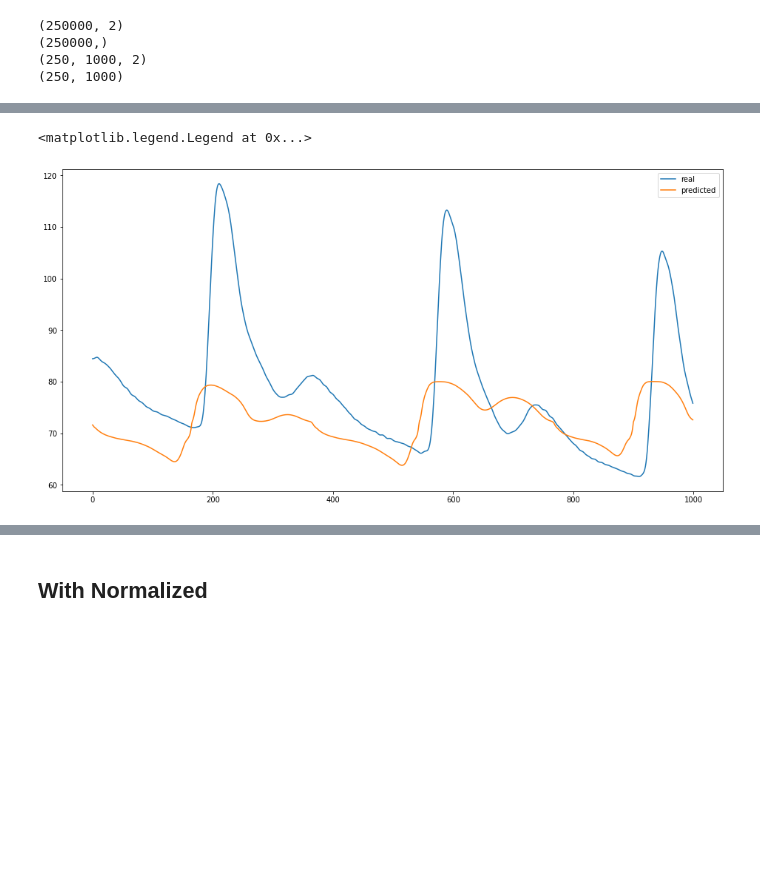
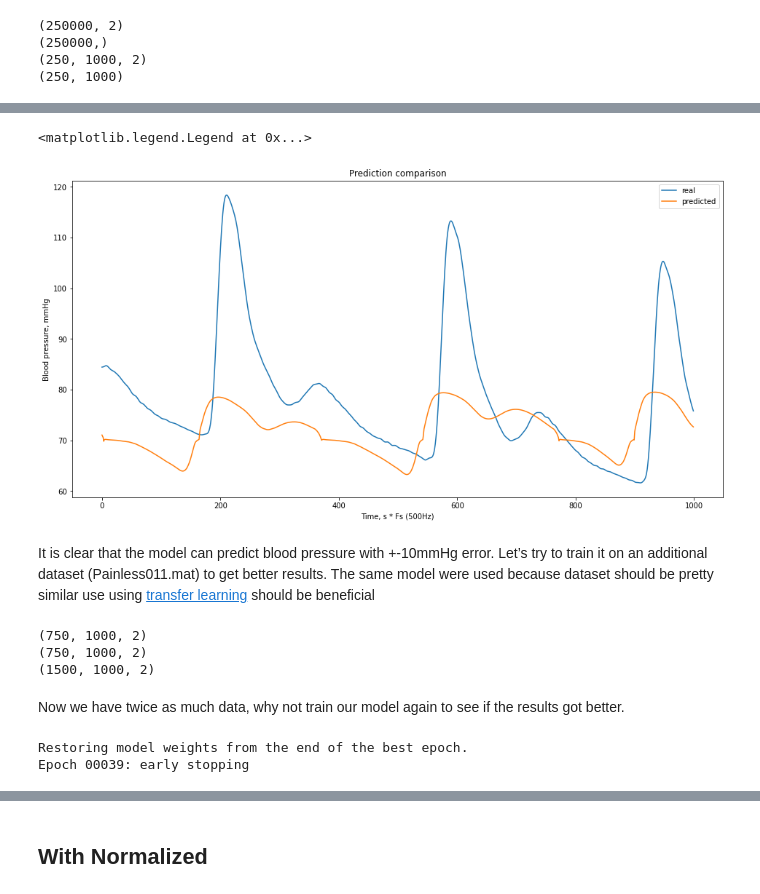
Before and after one commit to Double-Bonus/BP-estimation, a Jupyter notebook: blood-estimation.ipynb, the cells around one changed output, grey strips where cells are left out. Cells and saved outputs as stored; diff of their text form; code cells hidden in the pictures; blank space fills up the shorter version.

```diff
--- a/blood-estimation.ipynb
+++ b/blood-estimation.ipynb
@@ -498,23 +413,0 @@ plt.plot(norm_y_s[0])
-# %%
-callback = tf.keras.callbacks.EarlyStopping(monitor='val_loss', patience=3)
-
-
-inputs = Input(shape=(1000, 2))
-encoder = LSTM(512, dropout=0.2, return_sequences=True)(inputs)
-encoder_2 = LSTM(128, dropout=0.2, return_sequences=True)(encoder)
-encoder_3 = LSTM(64, dropout=0.5,return_sequences=True)(encoder_2)
-sequence_prediction = TimeDistributed(Dense(1, activation='linear'))(encoder_3) # ar relu su LSTM netinkamas
-model_s = Model(inputs, sequence_prediction)
-model_s.compile('adam', 'mse')
-model_s.summary()
-# model_s.fit(x_s, y_s, epochs=20, batch_size=64)
-
-print(x_s.shape)
-print(x_val_s.shape)
-
-
-print(y_s.shape)
-print(y_val_s.shape)
-
-# model onlly works with normilized values
-model_s.fit(x_s, norm_y_s, epochs=60, batch_size=32, validation_data=(x_val_s, norm_y_val_s), callbacks=[callback])
@@ -587,21 +421,14 @@ plt.plot(predictions[100])
 # %%
-# A new lstm
-
-from keras.applications.inception_v3 import InceptionV3
-from keras.layers import Flatten, Dropout, Conv1D
-
+from keras.layers import Flatten, Dropout
 
 model_in = Sequential([
     Dense(64, activation=tf.keras.layers.LeakyReLU(alpha=0.1)),
-#     tf.keras.layers.BatchNormalization(),
-#     Conv1D(32, 2, activation='relu'),
     Dense(128, activation=tf.keras.layers.LeakyReLU(alpha=0.1)),
     Dense(256, activation=tf.keras.layers.LeakyReLU(alpha=0.1)),
     Dropout(0.2),
     Dense(128, activation=tf.keras.layers.LeakyReLU(alpha=0.1)),
     Dense(128, activation=tf.keras.layers.LeakyReLU(alpha=0.1)),
     Dropout(0.2),
-    Dense(256, activation=tf.keras.layers.LeakyReLU(alpha=0.1)),
     Dense(256, activation=tf.keras.layers.LeakyReLU(alpha=0.1)),
     Dense(256, activation=tf.keras.layers.LeakyReLU(alpha=0.1)),
     Dropout(0.2),
@@ -616,10 +443,10 @@ model_in = Sequential([
 ])
 
 model_f = Sequential()
-#add Inception model for 8 input images (keeping the right shape)
 model_f.add(TimeDistributed(model_in, input_shape=(1000, 2)))
-# model_f.compile(optimizer='adam', loss='mse')
-model_f.compile(optimizer='adam', loss='mse', metrics=tf.keras.metrics.RootMeanSquaredError())
+optimizer = tf.keras.optimizers.Adam(learning_rate=0.0005)
+model_f.compile(optimizer=optimizer, loss='mse', metrics=tf.keras.metrics.RootMeanSquaredError())
 
+model_in.summary()
 model_f.summary()
 # %% [output]
@@ -634,8 +468,6 @@ Trainable params: 317,441
 Non-trainable params: 0
 _________________________________________________________________
 # %%
-# callback_f = (monitor='val_loss', patience=15)
-
 callback_f = tf.keras.callbacks.EarlyStopping(
     monitor='val_loss',
     min_delta=0.1,
@@ -645,5 +477,5 @@ callback_f = tf.keras.callbacks.EarlyStopping(
     baseline=None,
     restore_best_weights=True
 )
-hist = model_f.fit(x_s, y_s, epochs=150, batch_size=16, validation_data=(x_val_s, y_val_s), callbacks=[callback_f])
+hist = model_f.fit(x_s, y_s, epochs=150, batch_size=16, validation_data=(x_val_s, y_val_s), callbacks=[callback_f], verbose=0)
 # %% [output]
@@ -685,7 +504,12 @@ plt.legend()
 # %%
 plt.plot(y_val_s[0], label='real')
 plt.plot(predictions[0], label='predicted')
+plt.ylabel('Blood pressure, mmHg')
+plt.xlabel('Time, s * Fs (500Hz)')
+plt.title('Prediction comparison')
 plt.legend()
 # %% [output]
 <matplotlib.legend.Legend at 0x...>
-[figure, old version]
+[figure, new version]
+# %% [markdown]
+It is clear that the model can predict blood pressure with +-10mmHg error. Let’s try to train it on an additional dataset (Painless011.mat) to get better results. The same model were used because dataset should be pretty similar use using [transfer learning](http://https://en.wikipedia.org/wiki/Transfer_learning) should be beneficial
@@ -691,0 +529,20 @@ plt.legend()
+# %%
+x_train_all = np.concatenate((x_s, x_s11))
+print(x_s.shape)
+print(x_s11.shape)
+print(x_train_all.shape)
+y_train_all = np.concatenate((y_s, y_s11))
+
+x_val_all = np.concatenate((x_val_s, x_val_s11))
+y_val_all = np.concatenate((y_val_s, y_val_s11))
+# %% [output]
+(750, 1000, 2)
+(750, 1000, 2)
+(1500, 1000, 2)
+# %% [markdown]
+Now we have twice as much data, why not train our model again to see if the results got better.
+# %%
+hist = model_f.fit(x_train_all, y_train_all, epochs=150, batch_size=32, validation_data=(x_val_all, y_val_all), callbacks=[callback_f], verbose=0)
+# %% [output]
+Restoring model weights from the end of the best epoch.
+Epoch 00039: early stopping
```
Also changed, not shown: parts of 34 cells of this notebook.
